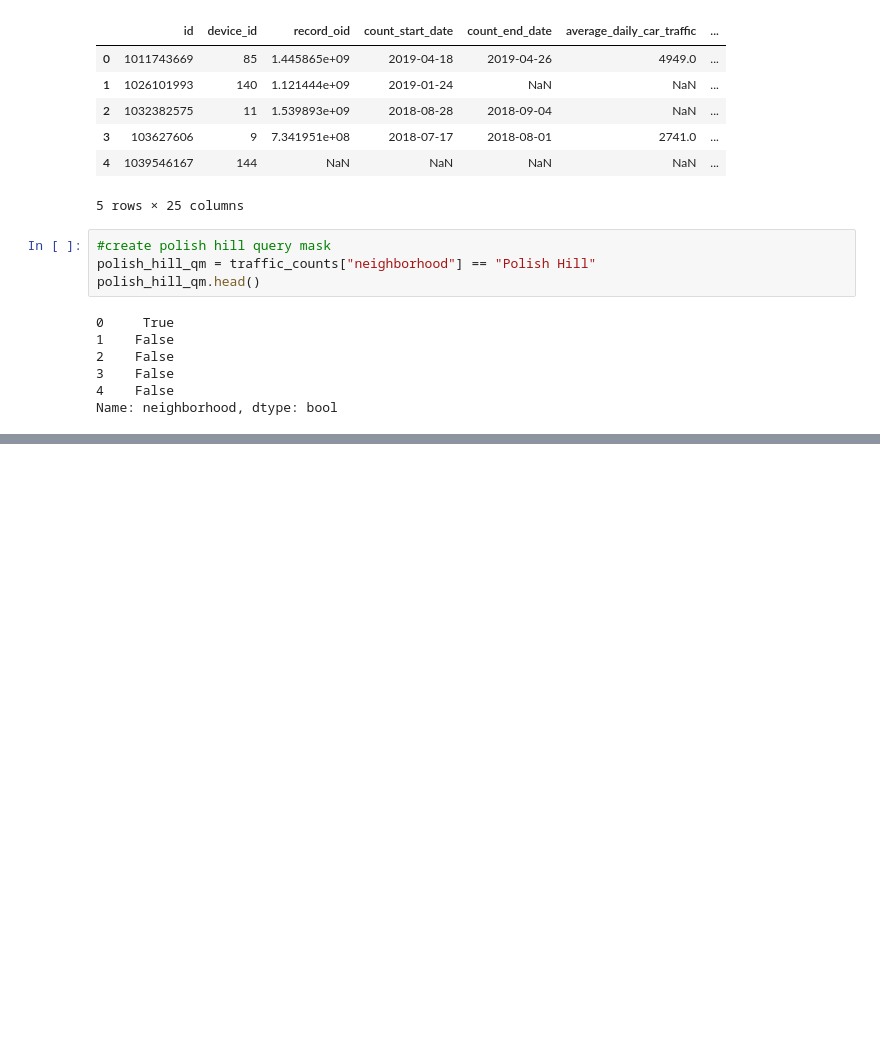
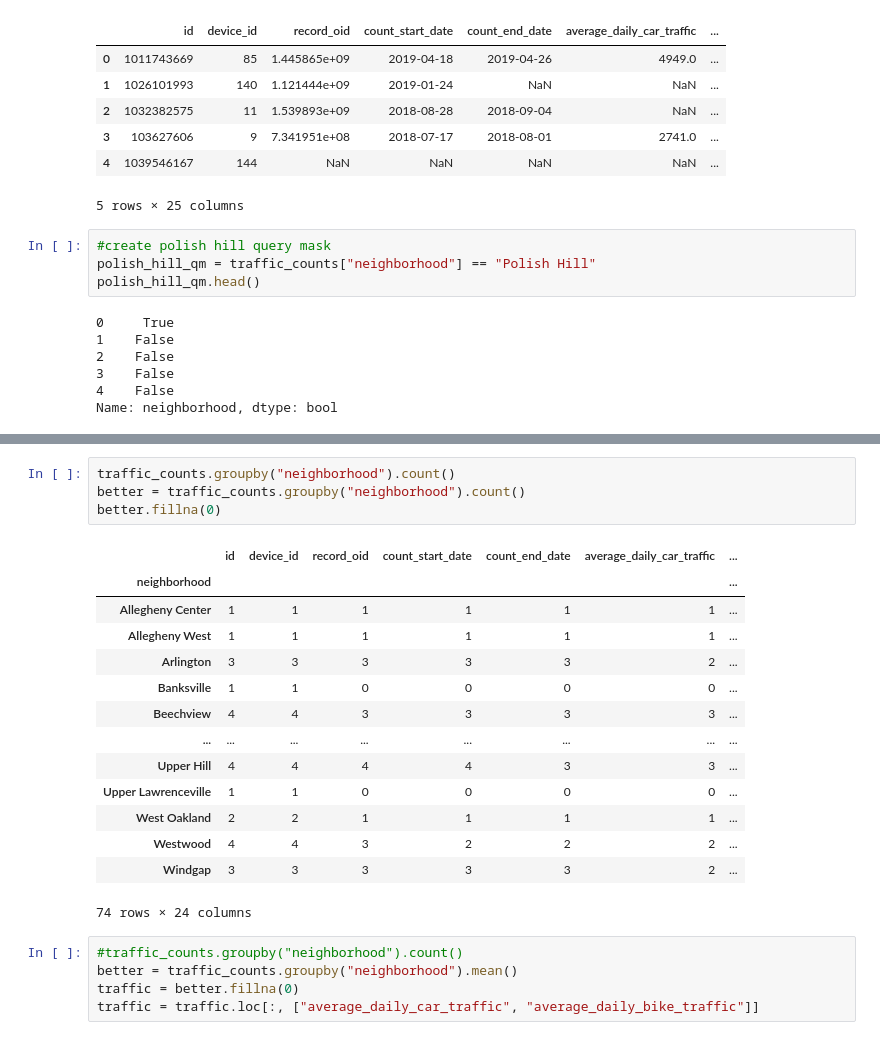
Before and after one commit to d3tk/CMPINF0010-FINAL-PROJECT, a Jupyter notebook: traffic.ipynb, the cells around one changed output, grey strips where cells are left out. Saved outputs shown, nothing was run; the diff lists cells and outputs as text; blank space fills up the shorter version.

```diff
--- a/traffic.ipynb
+++ b/traffic.ipynb
@@ -52,0 +103,24 @@ nan
+# %%
+traffic_counts.groupby("neighborhood").count()
+better = traffic_counts.groupby("neighborhood").count()
+better.fillna(0)
+# %% [output]
+|  | id | device_id | record_oid | count_start_date | count_end_date | average_daily_car_traffic | ... |
+| neighborhood |  |  |  |  |  |  | ... |
+| Allegheny Center | 1 | 1 | 1 | 1 | 1 | 1 | ... |
+| Allegheny West | 1 | 1 | 1 | 1 | 1 | 1 | ... |
+| Arlington | 3 | 3 | 3 | 3 | 3 | 2 | ... |
+| Banksville | 1 | 1 | 0 | 0 | 0 | 0 | ... |
+| Beechview | 4 | 4 | 3 | 3 | 3 | 3 | ... |
+| ... | ... | ... | ... | ... | ... | ... | ... |
+| Upper Hill | 4 | 4 | 4 | 4 | 3 | 3 | ... |
+| Upper Lawrenceville | 1 | 1 | 0 | 0 | 0 | 0 | ... |
+| West Oakland | 2 | 2 | 1 | 1 | 1 | 1 | ... |
+| Westwood | 4 | 4 | 3 | 2 | 2 | 2 | ... |
+| Windgap | 3 | 3 | 3 | 3 | 3 | 2 | ... |
+74 rows × 24 columns
+# %%
+#traffic_counts.groupby("neighborhood").count()
+better = traffic_counts.groupby("neighborhood").mean()
+traffic = better.fillna(0)
+traffic = traffic.loc[:, ["average_daily_car_traffic", "average_daily_bike_traffic"]]
```
Also changed, not shown: parts of 11 cells of this notebook.
